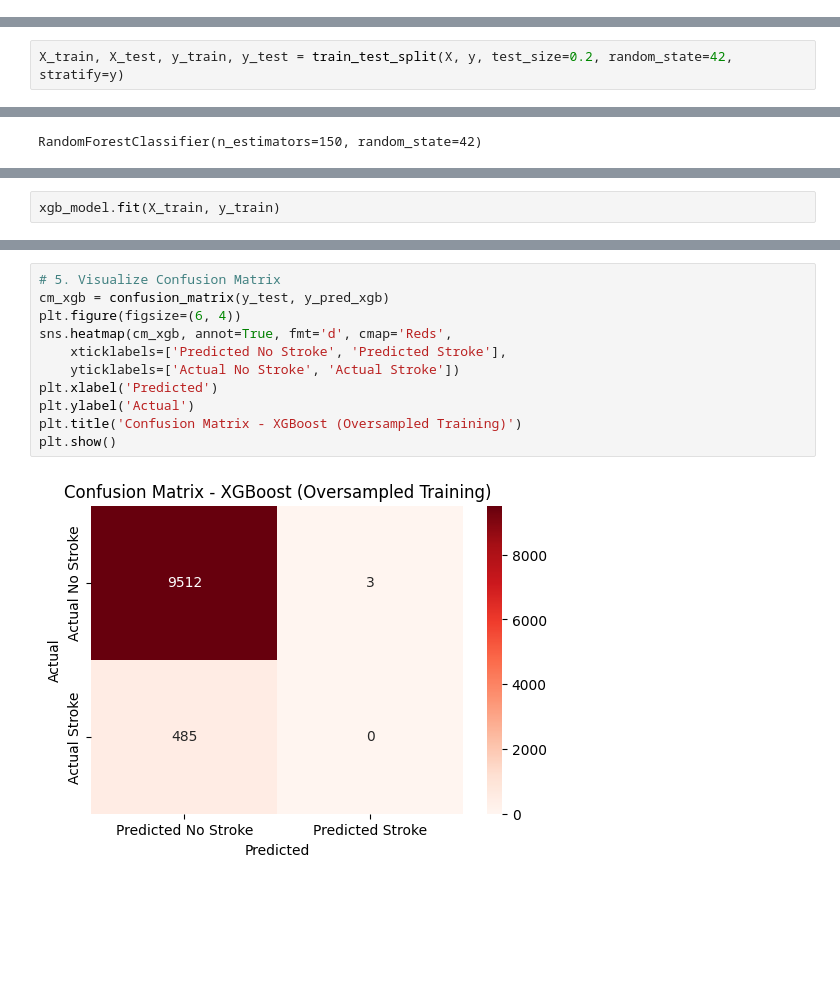
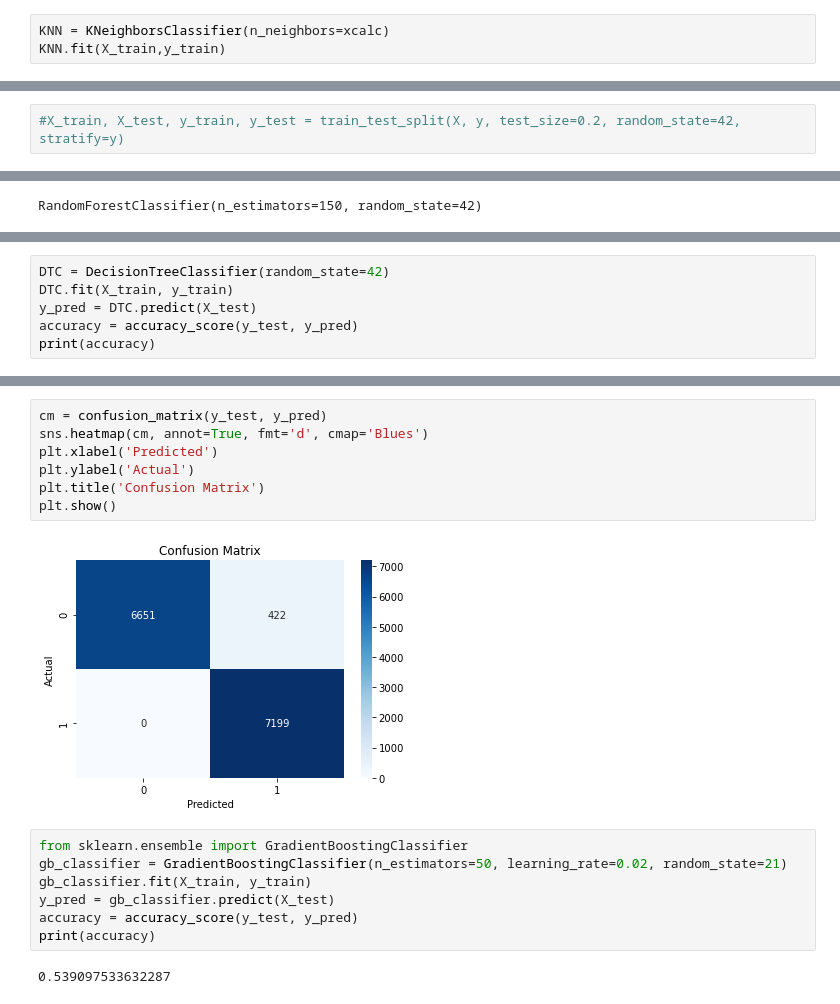
Before and after one commit to mohamedmamdouh22/ML, a Jupyter notebook: task1.ipynb, the cells around one changed output, grey strips where cells are left out. Cells and saved outputs as stored; diff of their text form; blank space fills up the shorter version.

Commit message:
Add files via upload
fixed over sampling, used over sampling for knn and rf, removed xgboost(not installed for me), added visualisation for knn and rf, added lr ,dtc and gbc

```diff
--- a/task1.ipynb
+++ b/task1.ipynb
@@ -181,0 +246,3 @@ from sklearn.datasets import make_classification
+# %%
+KNN = KNeighborsClassifier(n_neighbors=xcalc)
+KNN.fit(X_train,y_train)
@@ -215,2 +281,2 @@ plt.show()
 # %%
-X_train, X_test, y_train, y_test = train_test_split(X, y, test_size=0.2, random_state=42, stratify=y)
+#X_train, X_test, y_train, y_test = train_test_split(X, y, test_size=0.2, random_state=42, stratify=y)
@@ -277,2 +330,0 @@ xgb_model = XGBClassifier(
-# %%
-xgb_model.fit(X_train, y_train)
@@ -314,0 +342,6 @@ No Stroke (0)       0.95      1.00      0.97      9515
+# %%
+DTC = DecisionTreeClassifier(random_state=42)
+DTC.fit(X_train, y_train)
+y_pred = DTC.predict(X_test)
+accuracy = accuracy_score(y_test, y_pred)
+print(accuracy)
@@ -315,13 +363,18 @@ No Stroke (0)       0.95      1.00      0.97      9515
 # %%
-# 5. Visualize Confusion Matrix
-cm_xgb = confusion_matrix(y_test, y_pred_xgb)
-plt.figure(figsize=(6, 4))
-sns.heatmap(cm_xgb, annot=True, fmt='d', cmap='Reds',
-    xticklabels=['Predicted No Stroke', 'Predicted Stroke'],
-    yticklabels=['Actual No Stroke', 'Actual Stroke'])
+cm = confusion_matrix(y_test, y_pred)
+sns.heatmap(cm, annot=True, fmt='d', cmap='Blues')
 plt.xlabel('Predicted')
 plt.ylabel('Actual')
-plt.title('Confusion Matrix - XGBoost (Oversampled Training)')
+plt.title('Confusion Matrix')
 plt.show()
 # %% [output]
-[figure, old version]
+[figure, new version]
+# %%
+from sklearn.ensemble import GradientBoostingClassifier
+gb_classifier = GradientBoostingClassifier(n_estimators=50, learning_rate=0.02, random_state=21)
+gb_classifier.fit(X_train, y_train)
+y_pred = gb_classifier.predict(X_test)
+accuracy = accuracy_score(y_test, y_pred)
+print(accuracy)
+# %% [output]
+0.539097533632287
```
Also changed, not shown: parts of 47 cells of this notebook.
